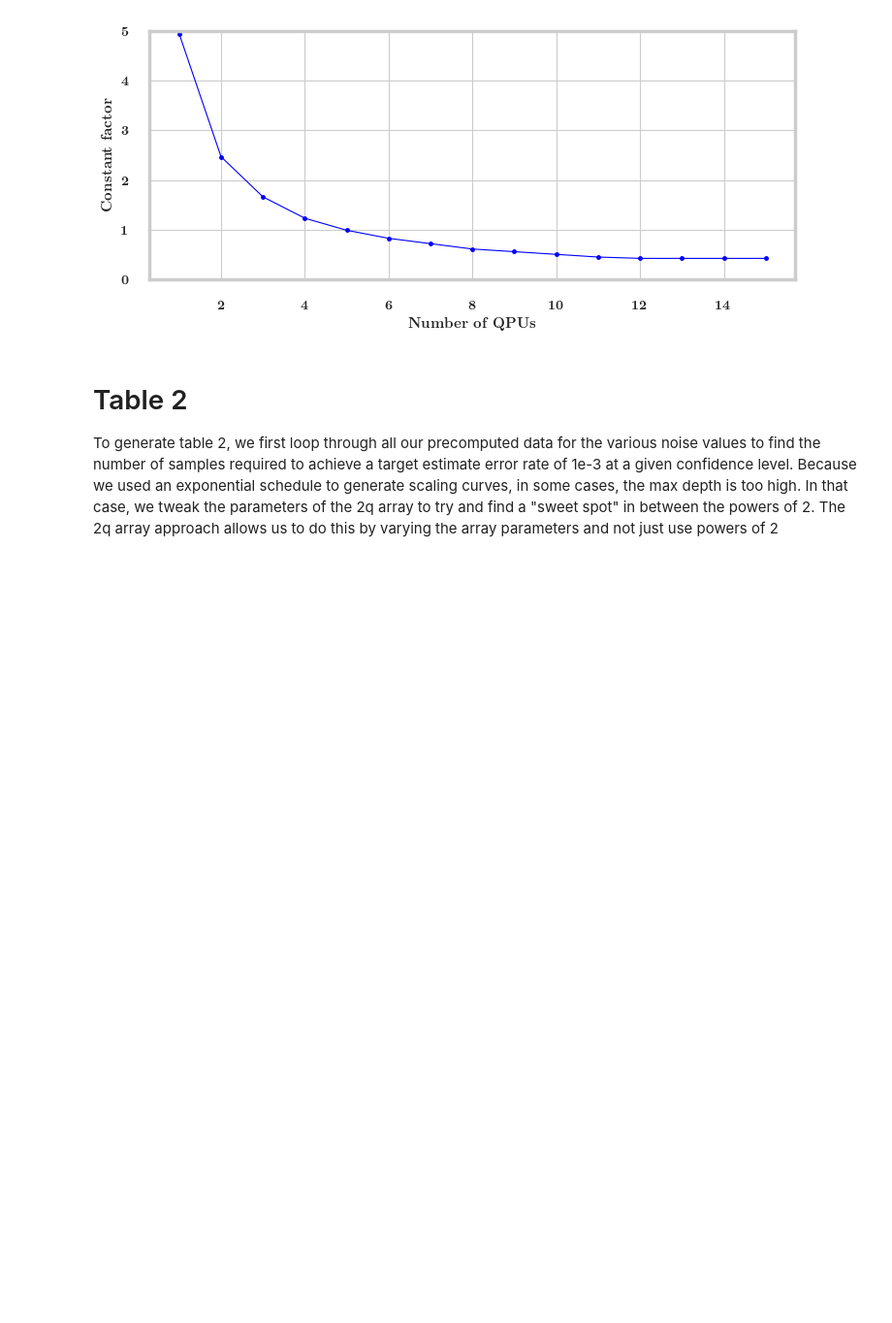
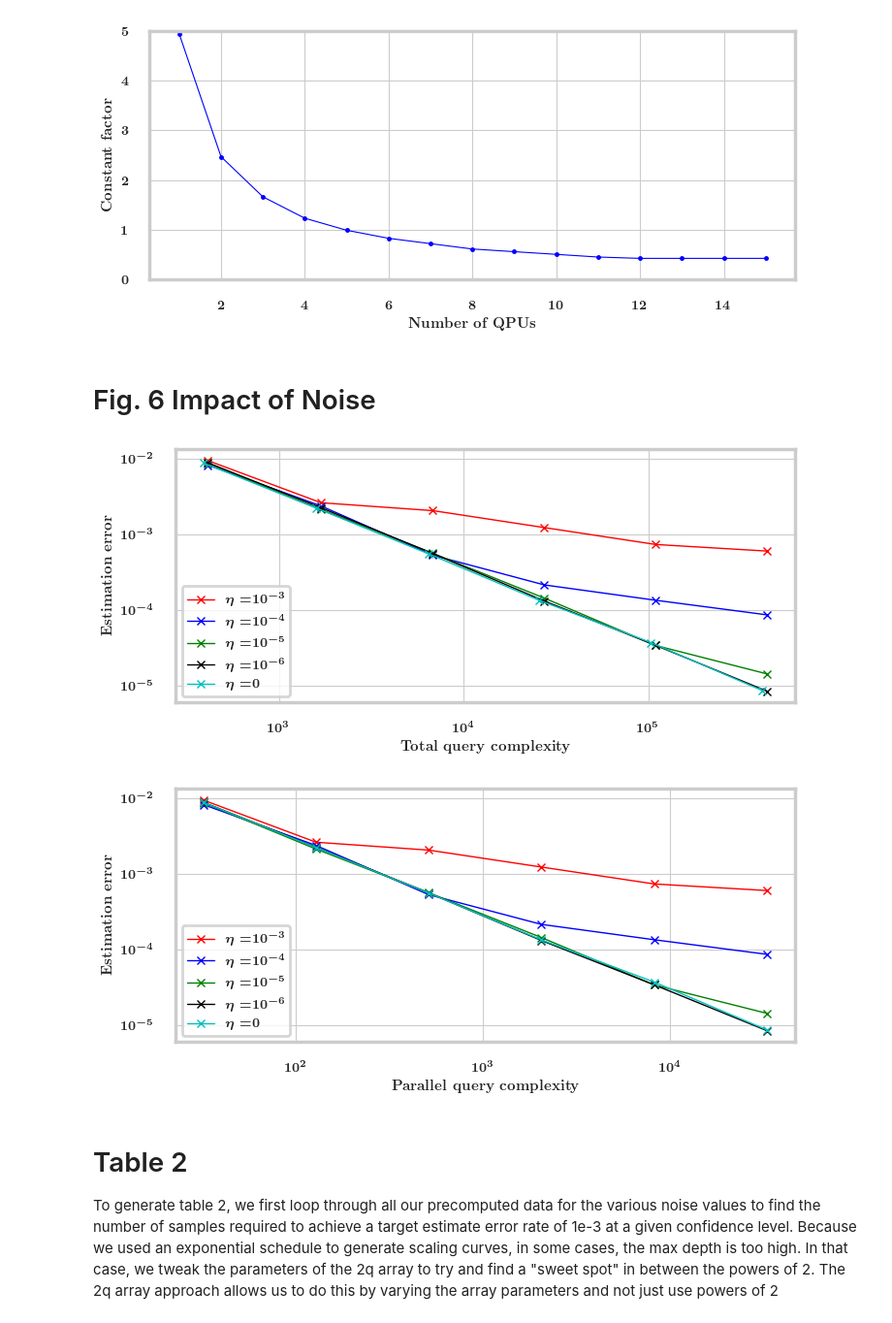
Before and after one commit to unitaryfund/csAE, a Jupyter notebook: plots.ipynb, the cells around one changed output. Shown at 97% size. Drawn from its saved outputs; the diff is of its cells as text; code cells hidden in the pictures; blank space fills up the shorter version.

Commit message:
Updated code with new noise simulations and added example script

```diff
--- a/plots.ipynb
+++ b/plots.ipynb
@@ -932,6 +931,54 @@ plt.tight_layout()
 plt.savefig('figs/constant_factors_qpus.pdf')
 # %% [output]
 [figure]
+# %% [markdown]
+# Fig. 6 Impact of Noise
+# %%
+plt.rcParams["figure.figsize"] = [7.50, 3.50]
+plt.rcParams["font.size"] = 12
+plt.rcParams["text.latex.preamble"] = r'\boldmath'
+plt.rcParams.update({
+    "text.usetex": True,
+    "font.family": "serif",
+    "font.serif": ["Helvetica"]})
+
+eta_label = ['$10^{-3}$', '$10^{-4}$', '$10^{-5}$', '$10^{-6}$', '$0$']
+etas = [1e-3, 1e-4, 1e-5, 1e-6, 0]
+dirs = ['sims_C1.5_eta1e-3_final/', 'sims_C1.5_eta1e-4_final/', 'sims_C1.5_eta1e-5_final/', 'sims_C1.5_eta1e-6_final/', 'sims_C1.3_final/']
+
+a=0.5
+for idx in range(len(etas)):
+    etal = eta_label[idx]
+    eta = etas[idx]
+    dir = dirs[idx]
+
+    with open(dir+f'a{a:0.3f}_mc0500.pkl', 'rb') as handle:
+        errors_eta, thetas_eta, num_queries_eta, max_single_query_eta, _, _, _ = pickle.load(handle)
+
+    ninetyfivepercentile_eta = np.percentile(errors_eta, 95, axis=1)
+    colors = ['-xr', '-xb', '-xg', '-xk', '-xc']
+    plt.figure(0)
+    plt.plot(num_queries_eta[2:], ninetyfivepercentile_eta[2:], colors[idx], label=r'\textbf{$\eta=$}'+etal, ms=6, lw=1)
+    plt.yscale('log')
+    plt.xscale('log')
+    plt.xlabel(r'\textbf{Total query complexity}')
+    plt.ylabel(r'\textbf{Estimation error}')
+    plt.legend()
+    plt.tight_layout()
+    plt.savefig('figs/a5_query95_eta.pdf')
+
+    plt.figure(1)
+    plt.plot(max_single_query_eta[2:], ninetyfivepercentile_eta[2:], colors[idx], label=r'\textbf{$\eta=$}'+etal, ms=6, lw=1)
+    plt.yscale('log')
+    plt.xscale('log')
+    plt.xlabel(r'\textbf{Parallel query complexity}')
+    plt.ylabel(r'\textbf{Estimation error}')
+    plt.legend()
+    plt.tight_layout()
+    plt.savefig('figs/a5_parallel_query95_eta.pdf')
+# %% [output]
+[figure, added]
+[figure, added]
 # %% [markdown]
 # Table 2
 To generate table 2, we first loop through all our precomputed data for the various noise values to find the number of samples required to achieve a target estimate error rate of 1e-3 at a given confidence level. Because we used an exponential schedule to generate scaling curves, in some cases, the max depth is too high. In that case, we tweak the parameters of the 2q array to try and find a "sweet spot" in between the powers of 2. The 2q array approach allows us to do this by varying the array parameters and not just use powers of 2
```
Also changed, not shown: parts of 24 cells of this notebook, 12 other files.
